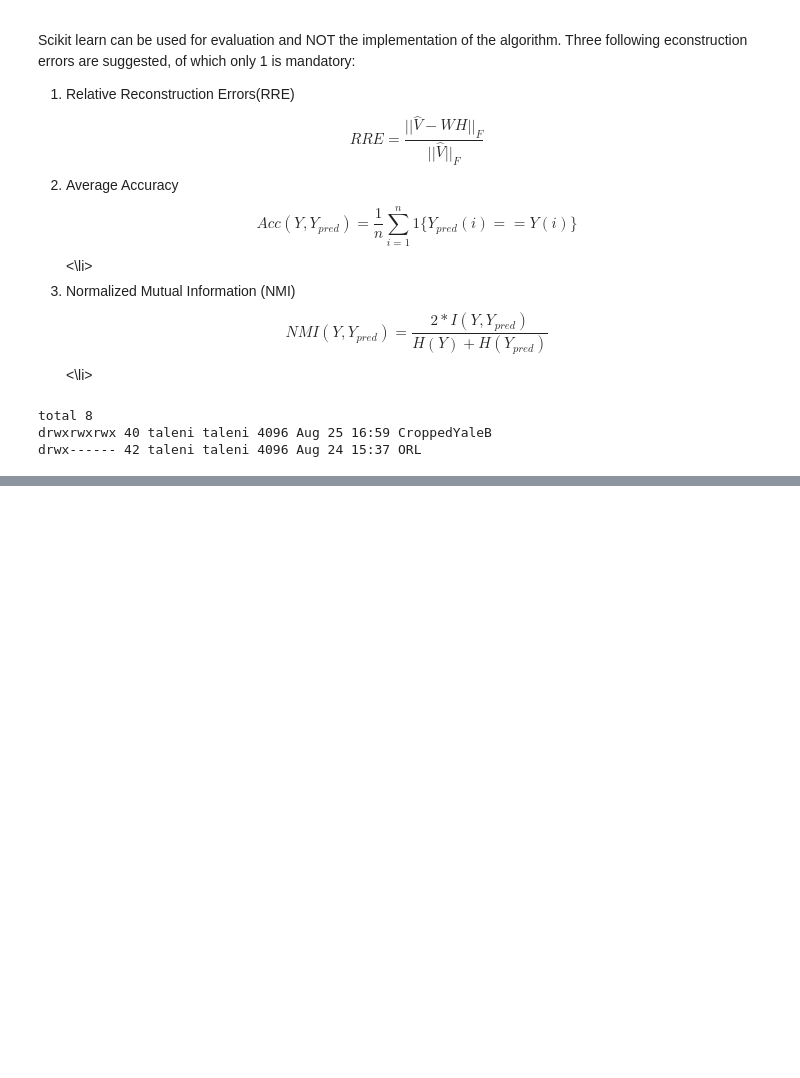
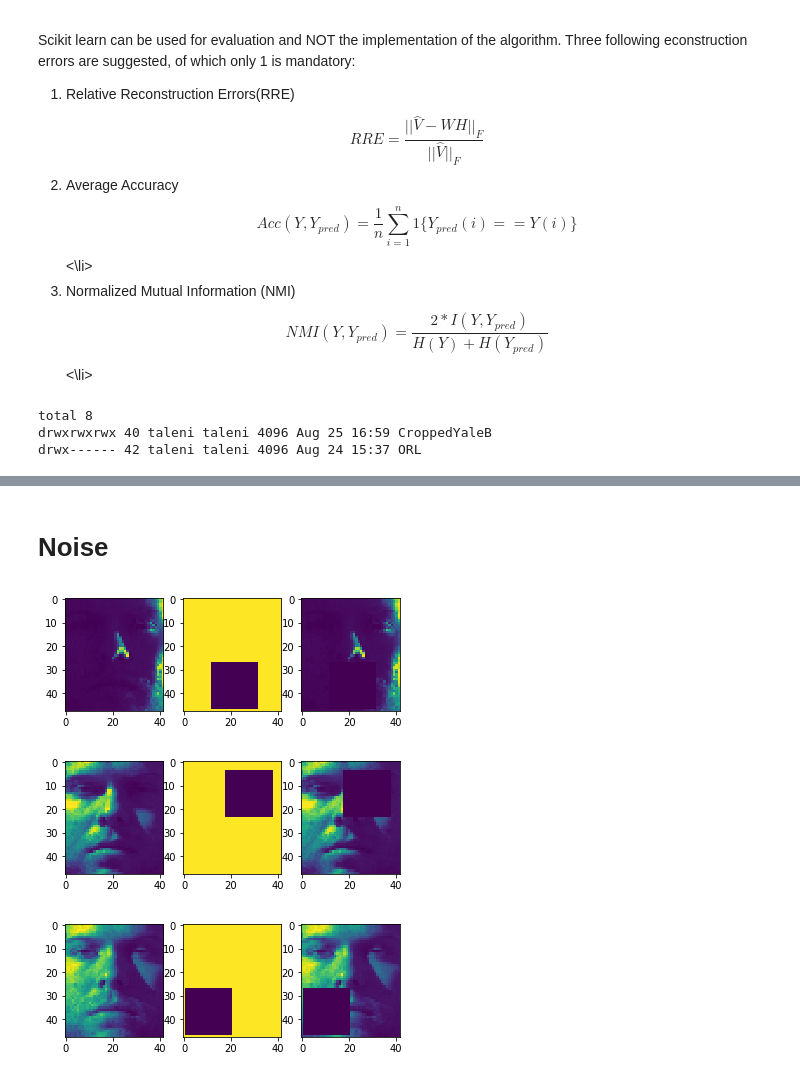
Before and after one commit to Zoey1208/Ice-Cream, a Jupyter notebook: proto.ipynb, the cells around one changed output, grey strips where cells are left out. Cells and saved outputs as stored; diff of their text form; code cells hidden in the pictures; blank space fills up the shorter version.

```diff
--- a/proto.ipynb
+++ b/proto.ipynb
@@ -96,0 +154,8 @@ img_size
+# %%
+# Loading data
+#X,Y,shape = load_data(root='data/CroppedYaleB', reduce=4)
+X,Y,shape = load_data(root='data/ORL', reduce=2)
+print(shape)
+# size = (48,42)|
+## X,Y = load_data(root='data/ORL', reduce=2)
+# size = (28,23)
@@ -96,0 +269,2 @@ img_size
+# %% [markdown]
+# Noise
@@ -96,0 +314,13 @@ img_size
+# %%
+for i in range(3):
+    plt.subplot('131')
+    plt.imshow(X[:,i].reshape(48,42))
+    plt.subplot('132')
+    plt.imshow(aone_final[:,i].reshape(48,42))
+    plt.subplot('133')
+    plt.imshow(aX_final[:,i].reshape(48,42))
+    plt.show()
+# %% [output]
+[figure, added]
+[figure, added]
+[figure, added]
```
Also changed, not shown: parts of 29 cells of this notebook, 1 other file.
